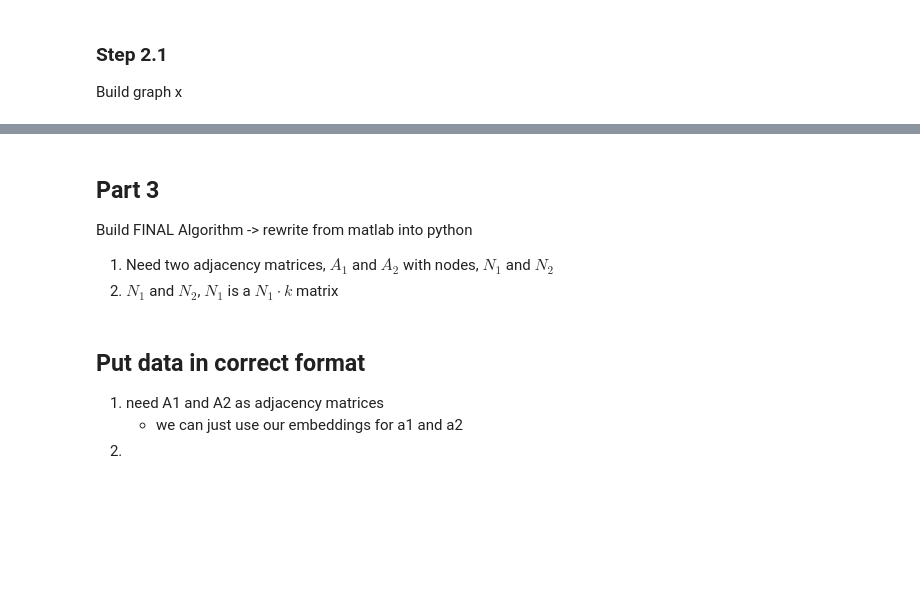
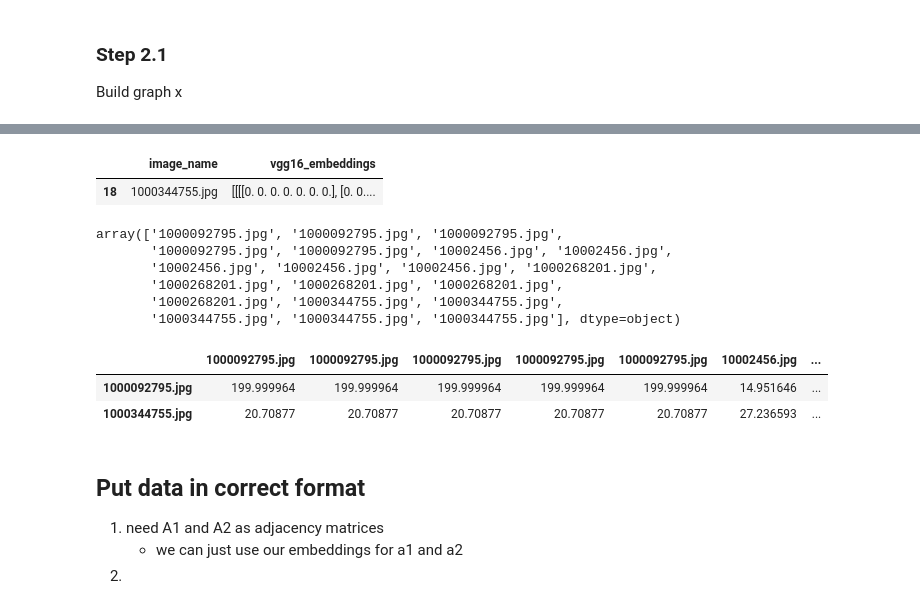
Before and after one commit to blake2703/image-text-retrieval, a Jupyter notebook: Unsupervised entity alignment for text-image retrieval.ipynb, the cells around one changed output, grey strips where cells are left out. Cells and saved outputs as stored; diff of their text form; code cells hidden in the pictures; blank space fills up the shorter version.

Commit message:
Built graph of x

```diff
--- a/Unsupervised entity alignment for text-image retrieval.ipynb
+++ b/Unsupervised entity alignment for text-image retrieval.ipynb
@@ -381,8 +348,65 @@ built_graph_y = np.array(rows)
-# %% [markdown]
-## Part 3
-Build FINAL Algorithm -> rewrite from matlab into python
-1. Need two adjacency matrices, $A_1$ and $A_2$ with nodes, $N_1$ and $N_2$
-2. $N_1$ and $N_2$, $N_1$ is a $N_1 \cdot k$ matrix
+# %%
+graph_x_initial = data_copy[['image_name', 'vgg16_embeddings']]
+graph_x_inital.sample(1)
+# %% [output]
+|  | image_name | vgg16_embeddings |
+| 18 | 1000344755.jpg | [[[[0. 0. 0. 0. 0. 0. 0.], [0. 0.... |
+# %%
+matrices = []
+for idx, row in graph_x_initial.iterrows():
+    new_matrix = np.array([row['image_name']])
+    remaining_rows = graph_x_initial.drop(idx)
+    transposed = remaining_rows['image_name'].values  # Extract values for transpose
+    new_matrix = np.concatenate((new_matrix, transposed), axis=0)
+    matrices.append(new_matrix)
+# %%
+matrices[0]
+# %% [output]
+array(['1000092795.jpg', '1000092795.jpg', '1000092795.jpg',
+       '1000092795.jpg', '1000092795.jpg', '10002456.jpg', '10002456.jpg',
+       '10002456.jpg', '10002456.jpg', '10002456.jpg', '1000268201.jpg',
+       '1000268201.jpg', '1000268201.jpg', '1000268201.jpg',
+       '1000268201.jpg', '1000344755.jpg', '1000344755.jpg',
+       '1000344755.jpg', '1000344755.jpg', '1000344755.jpg'], dtype=object)
+# %%
+def build_graph_x(matrix: np.array,
+                  df: pd.DataFrame,
+                  ith_row: int,
+                  jth_col: int):
+    """
+    Builds the graph of the images
+
+    matrix (np.array): a 2d array of image names
+    df (pd.DataFrame): an initial graph of image names and their corresponding embeddings
+    ith_row (int): number of rows in the dataframe
+    jth_col (int): number of columns in the dataframe
+    """
+    graph = pd.DataFrame(index=range(len(matrix)), columns=range(len(matrix)))
+
+    for i, row in enumerate(matrix):
+        row_embedding = df.loc[i, 'vgg16_embeddings'].reshape(1, -1)
+
+        for j, col in enumerate(row):
+            column_embedding = df.loc[j, 'vgg16_embeddings'].reshape(1, -1)
+            similarity = cosine_similarity(row_embedding, column_embedding)[0][0]
+            graph.loc[i, j] = similarity
+
+    graph.index = [df.loc[idx, 'image_name'] for idx in range(len(matrix))]
+    graph.columns = [df.loc[idx, 'image_name'] for idx in range(len(matrix))]
+
+    graph = graph.mul((ith_row * jth_col) / 2)
+
+    return graph
+# %%
+graph_x = build_graph_x(matrix=matrices,
+                        df=graph_x_initial,
+                        ith_row=20,
+                        jth_col=20)
+graph_x.sample(2)
+# %% [output]
+|  | 1000092795.jpg | 1000092795.jpg | 1000092795.jpg | 1000092795.jpg | 1000092795.jpg | 10002456.jpg | ... |
+| 1000092795.jpg | 199.999964 | 199.999964 | 199.999964 | 199.999964 | 199.999964 | 14.951646 | ... |
+| 1000344755.jpg | 20.70877 | 20.70877 | 20.70877 | 20.70877 | 20.70877 | 27.236593 | ... |
 # %% [markdown]
 ## Put data in correct format
 1. need A1 and A2 as adjacency matrices
```
Also changed, not shown: parts of 18 cells of this notebook.
